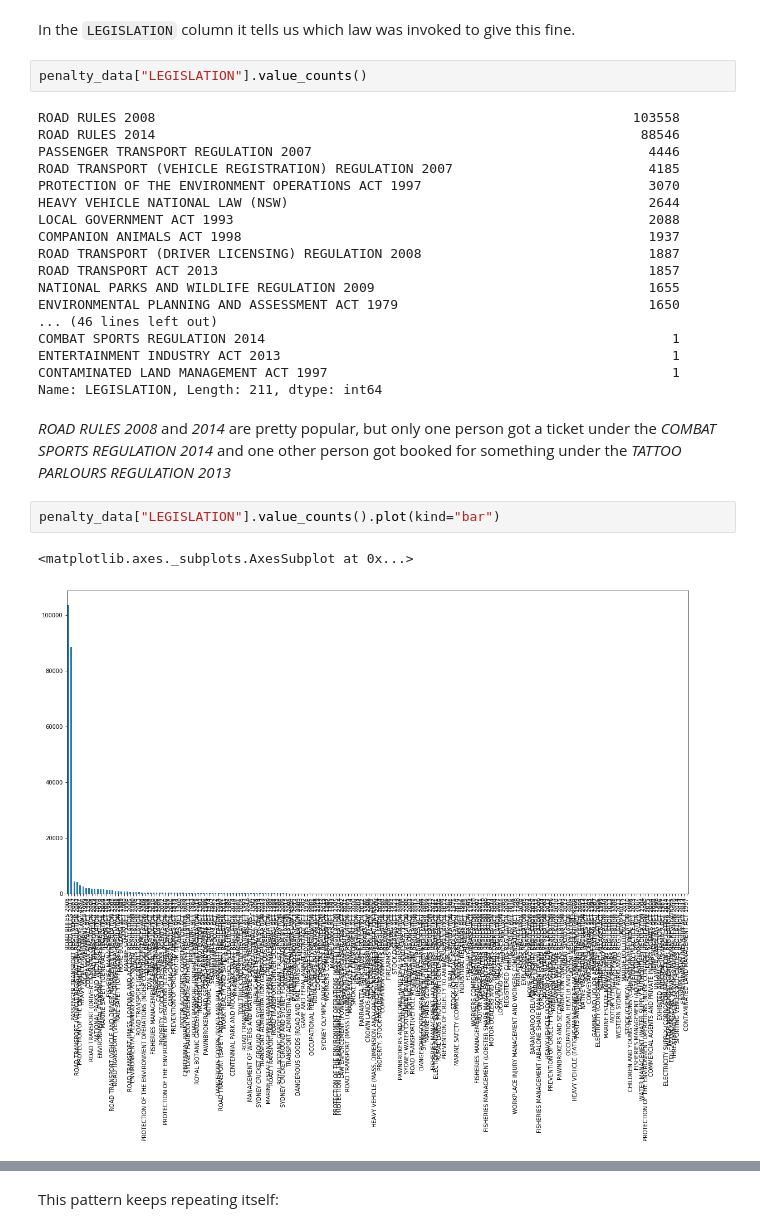
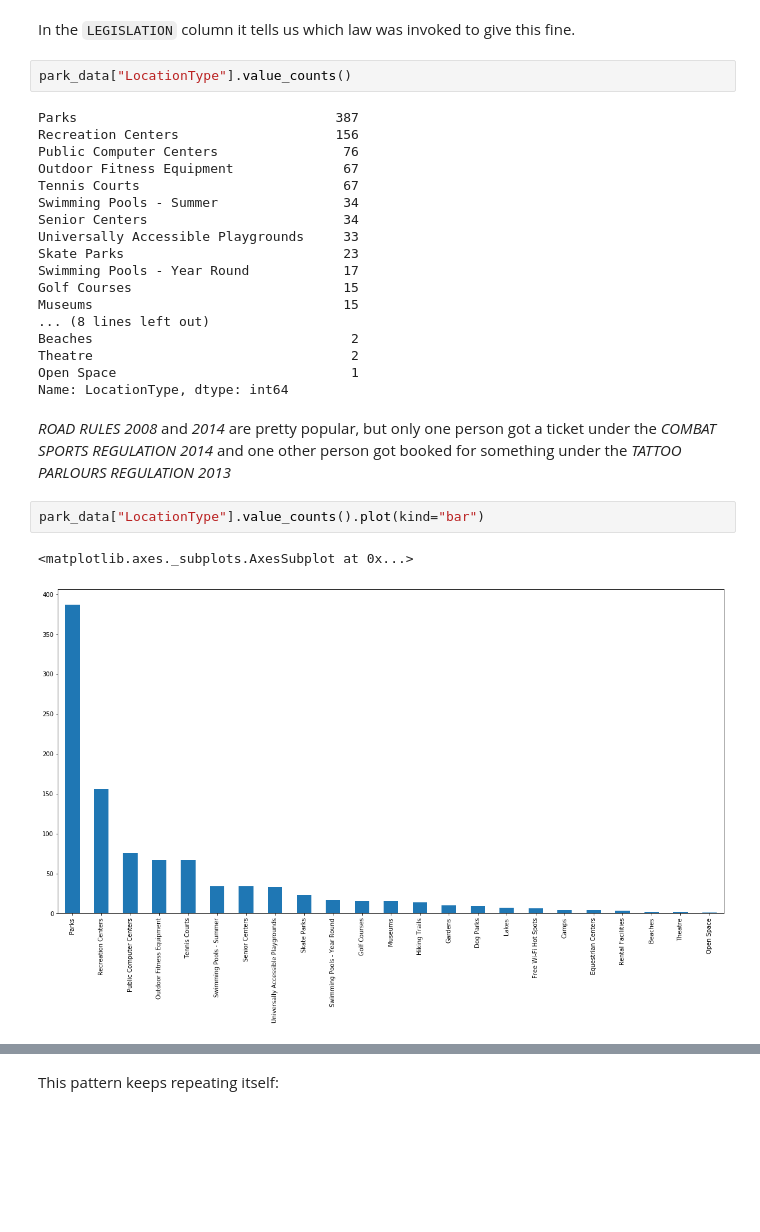
Before and after one commit to kchaoui/Data-Project, a Jupyter notebook: basic_pandas.ipynb, the cells around one changed output, grey strips where cells are left out. Cells and saved outputs as stored; diff of their text form; blank space fills up the shorter version.

```diff
--- a/basic_pandas.ipynb
+++ b/basic_pandas.ipynb
@@ -240,33 +235,33 @@ penalty_data["FACE_VALUE"][penalty_data["FACE_VALUE"] < 1000].hist()
 This warants some further investigation, but we'll come back to it in a bit. First, let's look at some of the other columns.
 # %% [markdown]
 In the `LEGISLATION` column it tells us which law was invoked to give this fine.
-# %%
-penalty_data["LEGISLATION"].value_counts()
-# %% [output]
-ROAD RULES 2008                                                             103558
-ROAD RULES 2014                                                              88546
-PASSENGER TRANSPORT REGULATION 2007                                           4446
-ROAD TRANSPORT (VEHICLE REGISTRATION) REGULATION 2007                         4185
-PROTECTION OF THE ENVIRONMENT OPERATIONS ACT 1997                             3070
-HEAVY VEHICLE NATIONAL LAW (NSW)                                              2644
-LOCAL GOVERNMENT ACT 1993                                                     2088
-COMPANION ANIMALS ACT 1998                                                    1937
-ROAD TRANSPORT (DRIVER LICENSING) REGULATION 2008                             1887
-ROAD TRANSPORT ACT 2013                                                       1857
-NATIONAL PARKS AND WILDLIFE REGULATION 2009                                   1655
-ENVIRONMENTAL PLANNING AND ASSESSMENT ACT 1979                                1650
-... (46 lines left out)
-COMBAT SPORTS REGULATION 2014                                                    1
-ENTERTAINMENT INDUSTRY ACT 2013                                                  1
-CONTAMINATED LAND MANAGEMENT ACT 1997                                            1
-Name: LEGISLATION, Length: 211, dtype: int64
+# %%
+park_data["LocationType"].value_counts()
+# %% [output]
+Parks                                 387
+Recreation Centers                    156
+Public Computer Centers                76
+Outdoor Fitness Equipment              67
+Tennis Courts                          67
+Swimming Pools - Summer                34
+Senior Centers                         34
+Universally Accessible Playgrounds     33
+Skate Parks                            23
+Swimming Pools - Year Round            17
+Golf Courses                           15
+Museums                                15
+... (8 lines left out)
+Beaches                                 2
+Theatre                                 2
+Open Space                              1
+Name: LocationType, dtype: int64
 # %% [markdown]
 *ROAD RULES 2008* and *2014* are pretty popular, but only one person got a ticket under the *COMBAT SPORTS REGULATION 2014* and one other person got booked for something under the *TATTOO PARLOURS REGULATION 2013*
 # %%
-penalty_data["LEGISLATION"].value_counts().plot(kind="bar")
+park_data["LocationType"].value_counts().plot(kind="bar")
 # %% [output]
 <matplotlib.axes._subplots.AxesSubplot at 0x...>
-[figure, old version]
+[figure, new version]
 # %% [markdown]
 We're going to see this distribution over and over again as we look at all kinds of data set.
 
```
Also changed, not shown: parts of 27 cells of this notebook, 2 other files.
